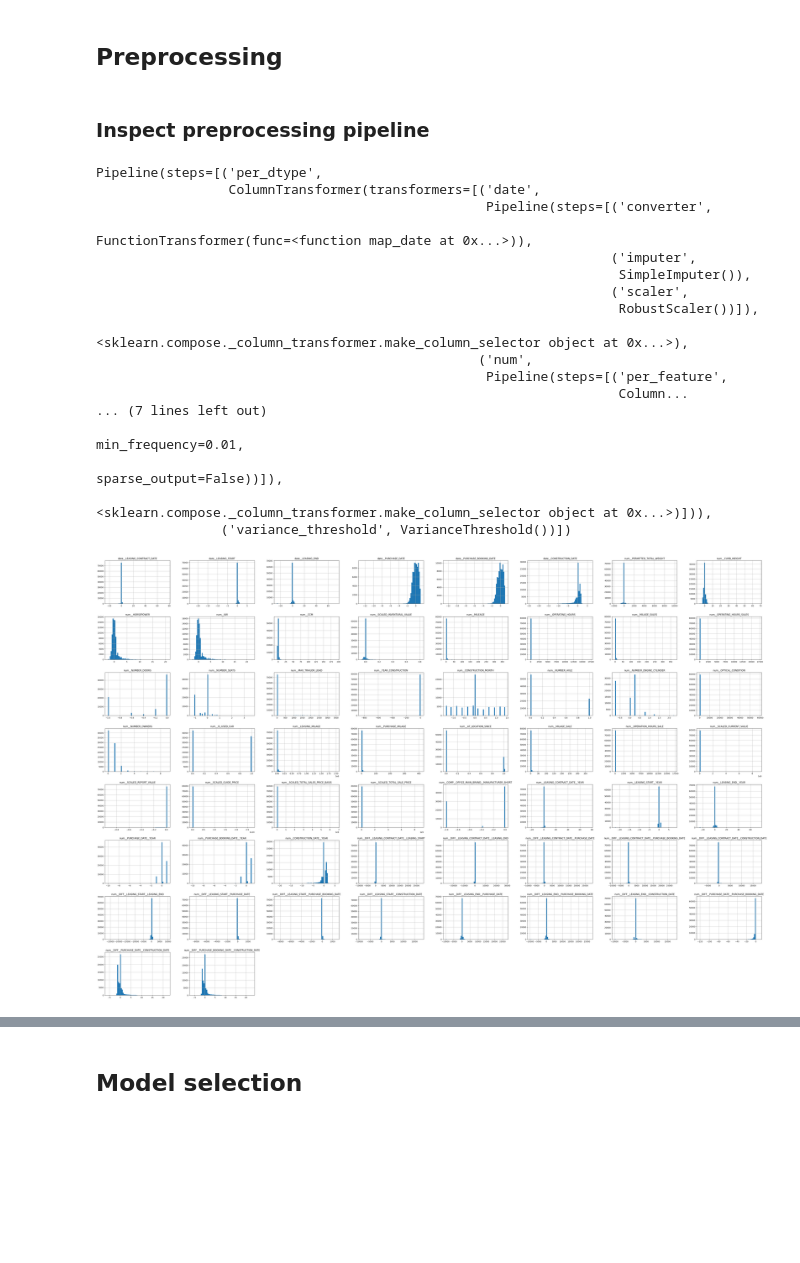
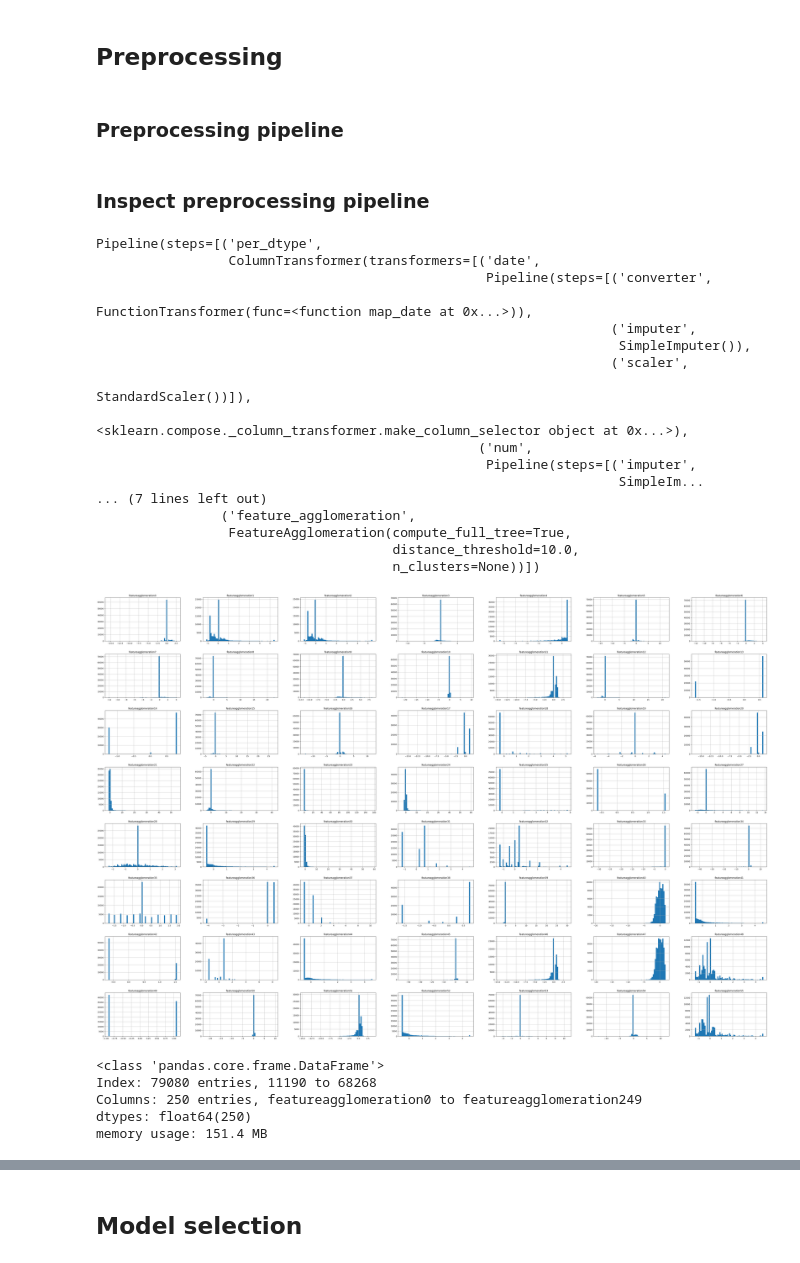
Before and after one commit to TurboThommy/ml4ds-end-to-end-project, a Jupyter notebook: scikit_learn_test.ipynb, the cells around one changed output, grey strips where cells are left out. Drawn from its saved outputs; the diff is of its cells as text; code cells hidden in the pictures; blank space fills up the shorter version.

Commit message:
improve preprocessing

```diff
--- a/scikit_learn_test.ipynb
+++ b/scikit_learn_test.ipynb
@@ -291 +511,4 @@ df_train_prep = prepare_data_frame(df_train, is_training_data=True)
+# %%
+df_train_train_prep = prepare_data_frame(df_train_train, is_test=False, drop_rows=True)
+df_train_test_prep = prepare_data_frame(df_train_test, is_test=True, drop_rows=True)
 # %%
@@ -344,0 +562,3 @@ X_test, y_test = split_data_frame(df_train_test)
+# %%
+X_train_train, y_train_train = split_data_frame(df_train_train_prep)
+X_train_test, y_train_test = split_data_frame(df_train_test_prep)
@@ -354,5 +576,7 @@ std: 104.83340619388476
 # %% [markdown]
 ## Preprocessing
+# %% [markdown]
+### Preprocessing pipeline
 # %%
 def map_date(feature: pd.DataFrame) -> pd.DataFrame:
     return feature.map(lambda date: date_to_number(date))
@@ -364,37 +588,27 @@ def date_to_number(date: np.datetime64) -> np.float64:
     return date.year + date.month / 12.0 + date.day / (12.0 * monthrange(date.year, date.month)[1])
 
 
-def map_to_nan(feature: pd.DataFrame, values: list):
-    return feature.map(lambda x: np.nan if x in values else x)
-
-
 def create_preprocessor(
     keep_dates: bool = True,
     keep_nums: bool = True,
     keep_strs: bool = True,
+    use_feat_aggl: bool = True,
 ) -> Pipeline:
     date_transformer = Pipeline([
         ("converter", FunctionTransformer(map_date)),
         ("imputer", SimpleImputer()),
-        ("scaler", RobustScaler()),
+        ("scaler", StandardScaler()),
     ])
 
     num_transformer = Pipeline([
-        ("per_feature", ColumnTransformer([
-            ("PERMITTED_TOTAL_WEIGHT", FunctionTransformer(lambda x: map_to_nan(x, [0.0])), ["PERMITTED_TOTAL_WEIGHT"]),
-            ("CURB_WEIGHT", FunctionTransformer(lambda x: map_to_nan(x, [0.0])), ["CURB_WEIGHT"]),
-            ("HORSEPOWER", FunctionTransformer(lambda x: map_to_nan(x, [0.0])), ["HORSEPOWER"]),
-            ("KW", FunctionTransformer(lambda x: map_to_nan(x, [0.0])), ["KW"]),
-            ("CCM", FunctionTransformer(lambda x: map_to_nan(x, [0.0])), ["CCM"]),
-            ("SCALED_INVENTURAL_VALUE", FunctionTransformer(lambda x: map_to_nan(x, [0.0])), ["SCALED_INVENTURAL_VALUE"]),
-        ], remainder="passthrough", verbose_feature_names_out=False)),
         ("imputer", SimpleImputer()),
-        ("scaler", RobustScaler()),
+        ("scaler", StandardScaler()),
     ])
 
     str_transformer = Pipeline([
         ("imputer", SimpleImputer(missing_values=pd.NA, strategy="constant", keep_empty_features=True, fill_value="N/A")),
-        ("encoder", OneHotEncoder(min_frequency=0.01, handle_unknown="infrequent_if_exist", sparse_output=False)),
+        ("encoder", OneHotEncoder(min_frequency=0.05, handle_unknown="infrequent_if_exist", sparse_output=False)),
+        # ("encoder", OrdinalEncoder(handle_unknown="use_encoded_value", unknown_value=-1)),
     ])
 
     per_dtype_transformers = []
@@ -408,12 +622,15 @@ def create_preprocessor(
         per_dtype_transformers.append(\
             ("str", str_transformer, make_column_selector(dtype_include=dtypes["str"])))
 
-    return Pipeline(
-        [
-            ("per_dtype", ColumnTransformer(per_dtype_transformers)),
-            ("variance_threshold", VarianceThreshold()),
-        ]
-    )
+    final_pipeline_transformers = [
+        ("per_dtype", ColumnTransformer(per_dtype_transformers)),
+        ("variance_threshold", VarianceThreshold()),
+    ]
+    if use_feat_aggl:
+        final_pipeline_transformers.append(\
+            ("feature_agglomeration", FeatureAgglomeration(n_clusters=None, compute_full_tree=True, distance_threshold=10.0)))
+
+    return Pipeline(final_pipeline_transformers)
 # %% [markdown]
 ### Inspect preprocessing pipeline
 # %%
@@ -426,21 +643,32 @@ Pipeline(steps=[('per_dtype',
                                                                   ('imputer',
                                                                    SimpleImputer()),
                                                                   ('scaler',
-                                                                   RobustScaler())]),
+                                                                   StandardScaler())]),
                                                   <sklearn.compose._column_transformer.make_column_selector object at 0x...>),
                                                  ('num',
-                                                  Pipeline(steps=[('per_feature',
-                                                                   Column...
+                                                  Pipeline(steps=[('imputer',
+                                                                   SimpleIm...
 ... (7 lines left out)
-                                                                                 min_frequency=0.01,
-                                                                                 sparse_output=False))]),
-                                                  <sklearn.compose._column_transformer.make_column_selector object at 0x...>)])),
-                ('variance_threshold', VarianceThreshold())])
+                ('feature_agglomeration',
+                 FeatureAgglomeration(compute_full_tree=True,
+                                      distance_threshold=10.0,
+                                      n_clusters=None))])
 # %%
 preprocessor = create_preprocessor(keep_strs=False)
 preprocessor.set_output(transform="pandas")
-X_prep: pd.DataFrame = preprocessor.fit_transform(X_train, y_train)
-X_prep.hist(bins=64, figsize=(60, 40))
+X_train_prep: pd.DataFrame = preprocessor.fit_transform(X_train_train, y_train_train)
+X_train_prep.hist(bins=64, figsize=(60, 40))
 plt.show()
 # %% [output]
-[figure, old version]
+[figure, new version]
+# %%
+preprocessor = create_preprocessor()
+preprocessor.set_output(transform="pandas")
+X_train_prep: pd.DataFrame = preprocessor.fit_transform(X_train_train, y_train_train)
+X_train_prep.info()
+# %% [output]
+<class 'pandas.core.frame.DataFrame'>
+Index: 79080 entries, 11190 to 68268
+Columns: 250 entries, featureagglomeration0 to featureagglomeration249
+dtypes: float64(250)
+memory usage: 151.4 MB
```
Also changed, not shown: parts of 37 cells of this notebook, 10 other files.
